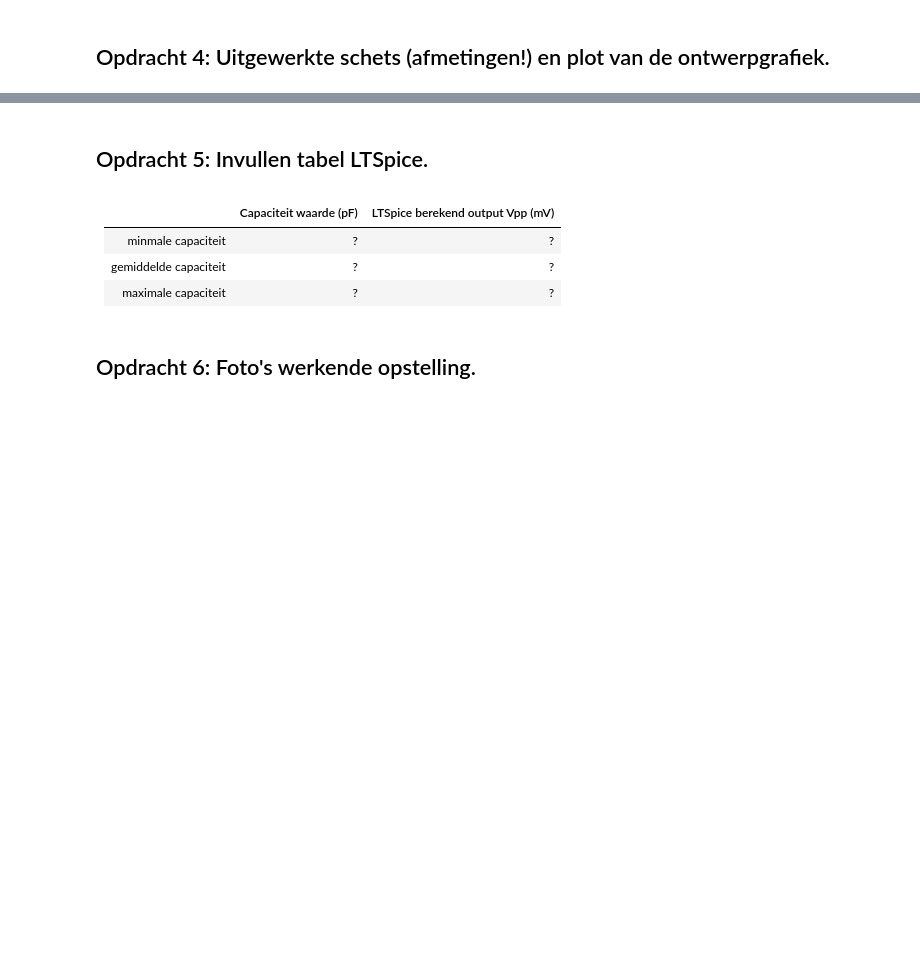
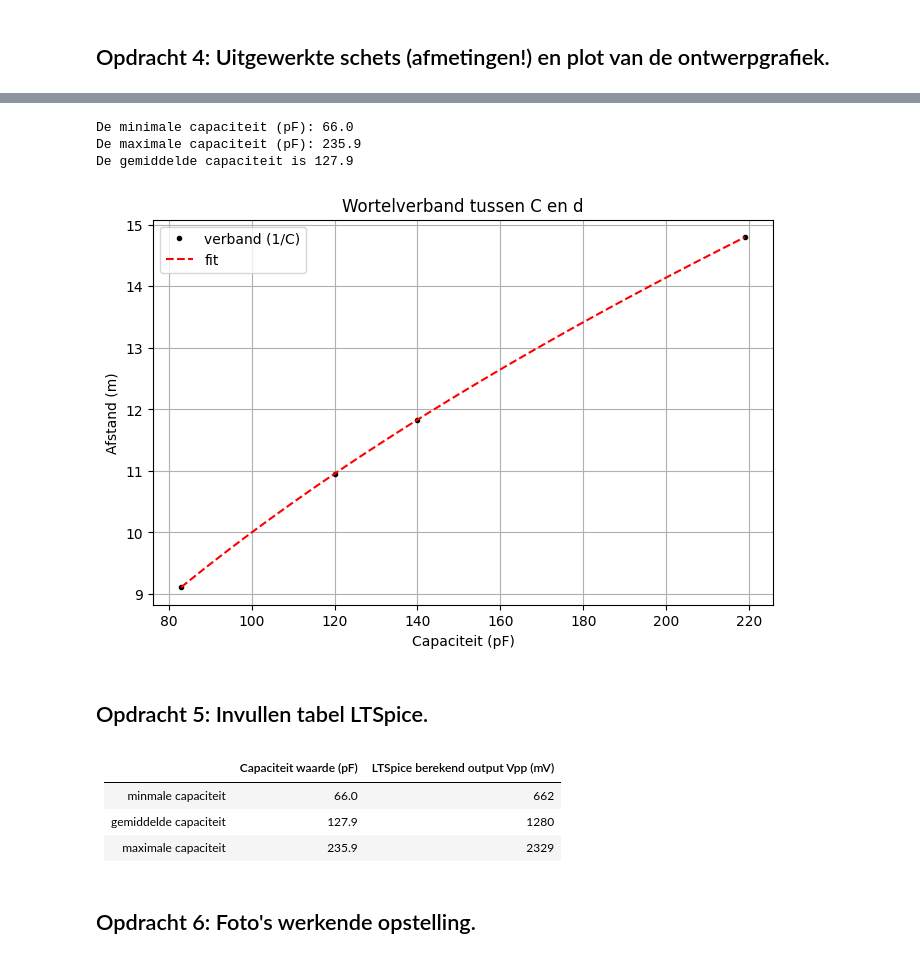
Before and after one commit to fvandeschaft-ai/defd-floor-goed, a Jupyter notebook: FysiekeOntwerpopdrachten/2OntwerpEenSensorCondensator/DEFOntwerpopdracht2OntwerpEenSensorInvulTemplate.ipynb, the cells around one changed output, grey strips where cells are left out. Cells and saved outputs as stored; diff of their text form; code cells hidden in the pictures; blank space fills up the shorter version.

```diff
--- a/FysiekeOntwerpopdrachten/2OntwerpEenSensorCondensator/DEFOntwerpopdracht2OntwerpEenSensorInvulTemplate.ipynb
+++ b/FysiekeOntwerpopdrachten/2OntwerpEenSensorCondensator/DEFOntwerpopdracht2OntwerpEenSensorInvulTemplate.ipynb
@@ -121,19 +124,21 @@ Wij gaan een sensor maken die gewicht meet.
 # %%
 # Plot hier de verwachte ontwerpgrafiek van jullie sensoren.
-# Het berekenen van de capiciteit volgens de gemeten spanning
+# Het berekenen van de capaciteit volgens de gemeten spanning
 
-spanning = np.array([]) / 1000   #spanning (V)
+C = np.array([]) *1e12  #gemeten capaciteit (pF)
 
-def capiciteit(V_out, R, omega, V_in):
-   R = 1000                           #ohm
-   omega = 628318                     #radialen per seconde
-   V_in = 8                           #volt
-   C = V_out/R*omega*V_in
+def capaciteit(V_out, R, omega, V_in):
+   C = V_out/(R*omega*V_in)
    return C
 
-C = np.array([]) *1e12  #gemeten capiciteit (pF)
+V_out = np.array([332, 531, 562, 603, 1186]) / 1000      #spanning (V)
+R = 1000                                #ohm
+omega = 628318                          #radialen per seconde
+V_in = 8                                #volt
 
-#Met de capiciteit wordt de d (afstand tussen de platen) berekend
+C = capaciteit(V_out, R, omega, V_in)*1e12          #pF
+C_gem = np.mean(C)
+#Met de capaciteit wordt de d (afstand tussen de platen) berekend
 
 A = 0.01              # oppervlak plaat (m)
 epsilon_r = 1.05      # relatieve permittiviteit van de spons
@@ -144,14 +149,58 @@ def spons_indruk(A, C, epsilon_r):
     epsilon_0 = 8.854187817e-12
     d = epsilon_0 * epsilon_r * A / C
     return d
+
+print(f"De minimale capaciteit (pF): {C[0]:.1f}")
+print(f"De maximale capaciteit (pF): {C[4]:.1f}")
+print(f"De gemiddelde capaciteit is {C_gem:.1f}")
+# %% [output]
+De minimale capaciteit (pF): 66.0
+De maximale capaciteit (pF): 235.9
+De gemiddelde capaciteit is 127.9
+# %%
+#Verwachtingen
+#In deze cel laten we de verwachting zien van het verband is van de afstand tussen de platen en de capaciteit
+#we verwachten een omgekeerd evenredig verband
+
+import matplotlib.pyplot as plt
+from scipy.optimize import curve_fit
+
+C = np.array([83, 120, 140, 219])
+
+def verwachting(C):
+    d = np.sqrt(C)
+    return d
+
+d = verwachting(C)
+
+def model(C, k):
+    return k * np.sqrt(C)
+
+popt, pcov = curve_fit(model, C, d)
+k_fit = popt[0]
+
+C_fit = np.linspace(min(C), max(C), 100)
+d_fit = model(C_fit, k_fit)
+
+plt.figure(figsize=(8,5))
+plt.plot(C, d, 'k.', label = "verband (1/C)")
+plt.plot(C_fit, d_fit, 'r--', label = "fit" )
+plt.xlabel("Capaciteit (pF)")
+plt.ylabel("Afstand (m)")
+plt.legend()
+plt.title("Wortelverband tussen C en d")
+plt.grid()
+plt.show()
+# %% [output]
+[figure, added]
 # %% [markdown]
 ## Opdracht 5: Invullen tabel LTSpice.
 # %% [markdown]
 |         | Capaciteit waarde (pF)  | LTSpice berekend output Vpp (mV)|
 |-------------|-------------:|-------------:|
-| minmale capaciteit| ? |? |
-| gemiddelde capaciteit| ? |? |
-| maximale capaciteit| ? |? |
+| minmale capaciteit|66.0 |662 |
+| gemiddelde capaciteit| 127.9 | 1280 |
+| maximale capaciteit| 235.9 | 2329 |
 # %% [markdown]
 ## Opdracht 6: Foto's werkende opstelling.
 # %% [markdown]
```
Also changed, not shown: parts of 21 cells of this notebook, 5 other files.
